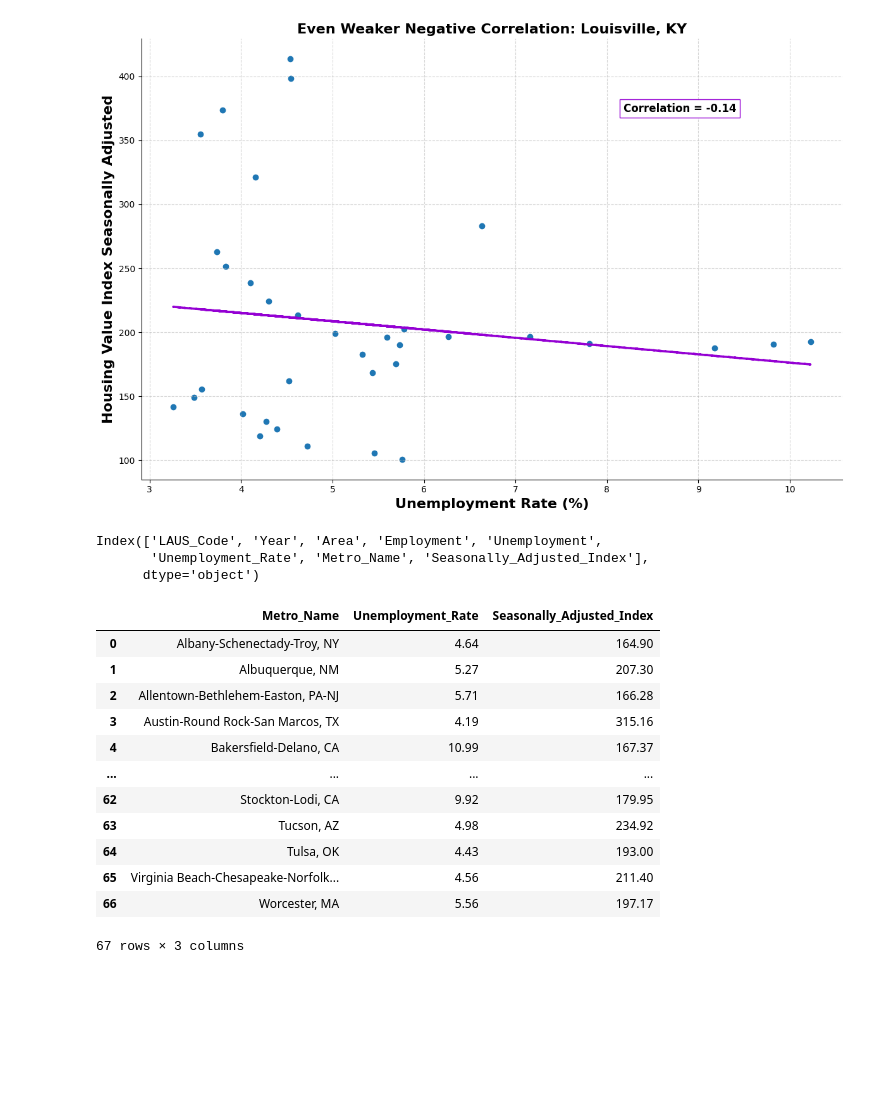
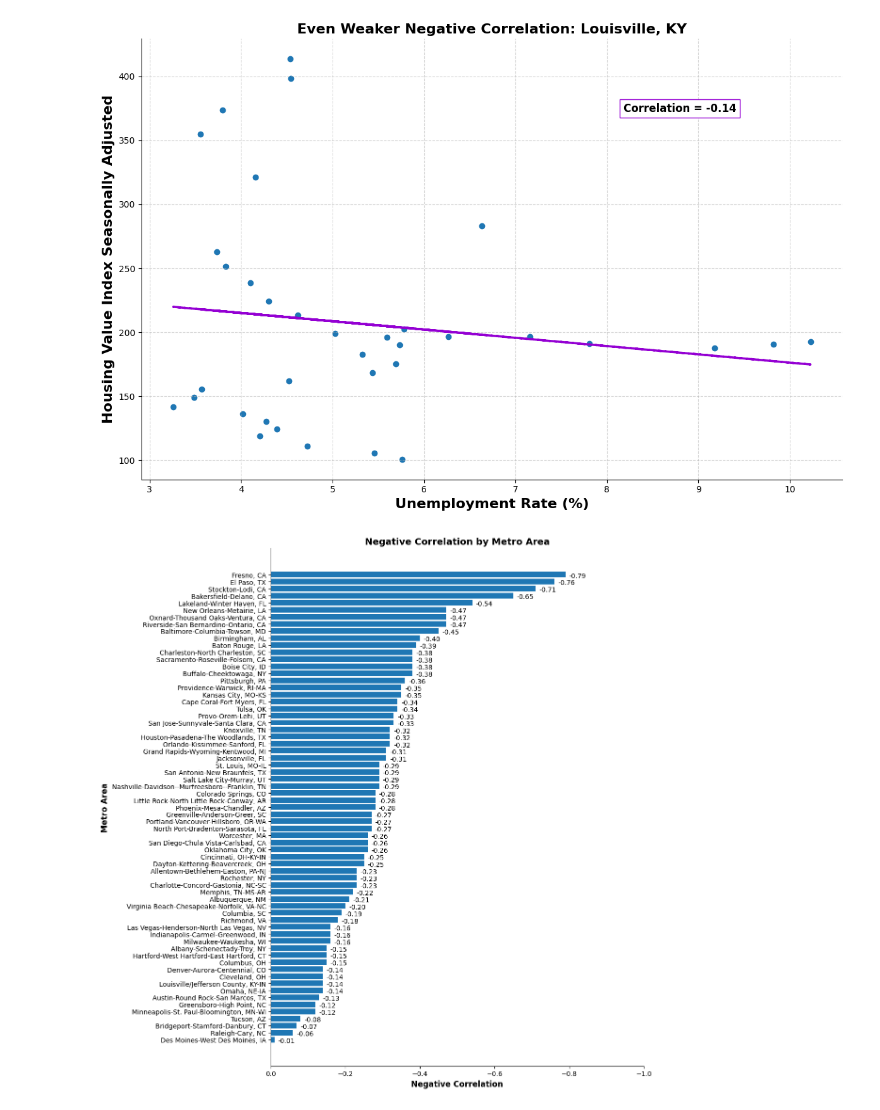
Before and after one commit to denglish-w/the-correlation-between-housing-value-and-unemployment-in-the-united-states, a Jupyter notebook: presentation.ipynb, the cells around one changed output. Cells and saved outputs as stored; diff of their text form; code cells hidden in the pictures; blank space fills up the shorter version.

```diff
--- a/presentation.ipynb
+++ b/presentation.ipynb
@@ -22,10 +19,11 @@ clean_unemployment_data = data_cleaner.clean_unemployment_data
 # %%
-# Group the data to create to make it relatable to each other.
-
+# group clean_housing_data and clean_unemployment_data by year to allow the data to be joined seamlessly
 grouped_housing_data = clean_housing_data.drop(columns=['Quarter','Not_Seasonally_Adjusted_Index'] ).groupby(['CBSA', 'Metro_Name', 'Year']).agg('mean').reset_index()
 
-grouped_unemployment_data = clean_unemployment_data.drop(columns="Month").groupby(
-    ['LAUS_Code', 'State_FIPS_Code','FIPS_Code', 'Area', 'Year']).agg('mean').round(2).reset_index()
+# group the
+grouped_unemployment_data = clean_unemployment_data.drop(columns="Month").groupby(['LAUS_Code','State_FIPS_Code','FIPS_Code','Area','Year']).agg('mean').round(2).reset_index()
+
+# move the decimal on the Unemployment_Rate column
 grouped_unemployment_data["Unemployment_Rate"] = grouped_unemployment_data["Unemployment_Rate"] / 10
 # %%
 # make SQL database with tables "Unemployment" and "Housing_value"
@@ -145,29 +169,15 @@ plt.tight_layout()
 plt.show()
 # %% [output]
 [figure]
-# %%
-combined_tables_result.columns
-# %% [output]
-Index(['LAUS_Code', 'Year', 'Area', 'Employment', 'Unemployment',
-       'Unemployment_Rate', 'Metro_Name', 'Seasonally_Adjusted_Index'],
-      dtype='object')
 # %%
+
 combined_tables_result_grouped_by_area = combined_tables_result.groupby(["Metro_Name"])[["Unemployment_Rate", "Seasonally_Adjusted_Index"]].mean().round(2).reset_index()
 
-for metro_name in combined_tables_result_grouped_by_area:
-        df = combined_tables_result_grouped_by_area
-        df.iloc[]
+# find the correlation by area
+correlations_table = combined_tables_result.groupby("Metro_Name").apply(
+        lambda x: x["Unemployment_Rate"].corr(x["Seasonally_Adjusted_Index"]).round(2)
+).rename("Correlation").reset_index()
+
+# combine the two dataframes together to produce a merged table that contains a column of correlation grouped by metro area
+
+merged_correlations_table = combined_tables_result_grouped_by_area.merge(correlations_table, on="Metro_Name").sort_values(by="Correlation", ascending=False)
-# %% [output]
-|  | Metro_Name | Unemployment_Rate | Seasonally_Adjusted_Index |
-| 0 | Albany-Schenectady-Troy, NY | 4.64 | 164.90 |
-| 1 | Albuquerque, NM | 5.27 | 207.30 |
-| 2 | Allentown-Bethlehem-Easton, PA-NJ | 5.71 | 166.28 |
-| 3 | Austin-Round Rock-San Marcos, TX | 4.19 | 315.16 |
-| 4 | Bakersfield-Delano, CA | 10.99 | 167.37 |
-| ... | ... | ... | ... |
-| 62 | Stockton-Lodi, CA | 9.92 | 179.95 |
-| 63 | Tucson, AZ | 4.98 | 234.92 |
-| 64 | Tulsa, OK | 4.43 | 193.00 |
-| 65 | Virginia Beach-Chesapeake-Norfolk... | 4.56 | 211.40 |
-| 66 | Worcester, MA | 5.56 | 197.17 |
-67 rows × 3 columns
@@ -184,0 +184,26 @@ SELECT
+# %%
+x = merged_correlations_table["Metro_Name"]
+y = merged_correlations_table["Correlation"]
+
+fig, ax = plt.subplots(figsize=(12,12))
+
+# set the title, spine visibility, and axis labels
+ax.set_title("Negative Correlation by Metro Area", fontweight="bold", fontsize=14)
+ax.spines["top"].set_visible(False)
+ax.spines["right"].set_visible(False)
+ax.set_xlabel("Negative Correlation", fontweight="bold", fontsize=12)
+ax.set_ylabel("Metro Area", fontweight="bold", fontsize=12)
+ax.set_xlim(0 , -1)
+
+# plot as a horizontal bar chart
+bars = plt.barh(x,y)
+
+# for loop to get the correlation values and place them just to the right of the bar.
+for bar in bars:
+    value = bar.get_width()
+    ax.text(x=value - 0.01, y=(bar.get_y() + bar.get_height() - 0.55),s=f'{value:.2f}', ha='left', va='center')
+
+plt.tight_layout()
+plt.show()
+# %% [output]
+[figure, added]
```
Also changed, not shown: parts of 5 cells of this notebook, 5 other files.
